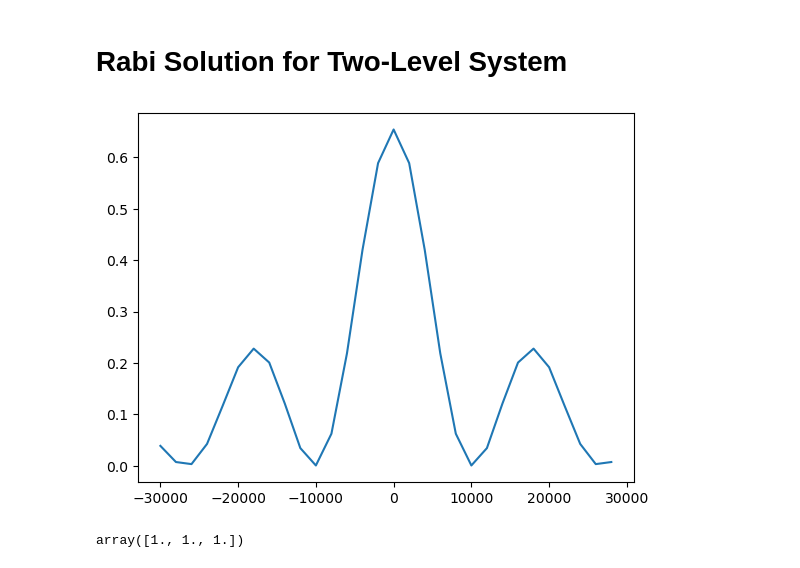
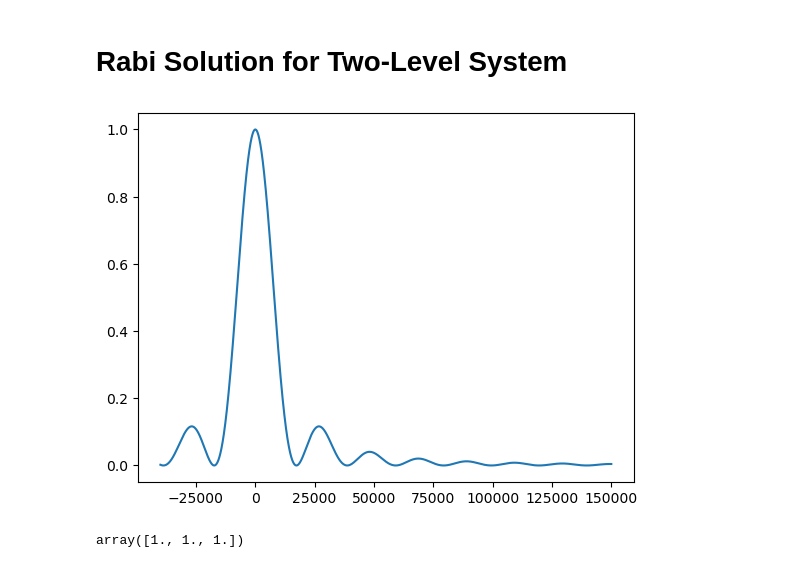
Before and after one commit to huanium/huanium, a Jupyter notebook: MIT_PhD/AMO_Calculator/AMO_Calculator.ipynb, the cells around one changed output. Drawn from its saved outputs; the diff is of its cells as text; code cells hidden in the pictures.

```diff
--- a/MIT_PhD/AMO_Calculator/AMO_Calculator.ipynb
+++ b/MIT_PhD/AMO_Calculator/AMO_Calculator.ipynb
@@ -2201,16 +3946,16 @@ def _P2_Rabi(omega, tau, omegaR, omega0, offset):
     OmegaR = np.sqrt( omegaR**2 + (omega - omega0)**2 )
     return ( omegaR**2 / OmegaR**2) * np.sin( 2*np.pi*OmegaR * tau / 2)**2 + offset
 # %%
-detunings = np.arange(-30e3,30e3,2e3)
+detunings = np.arange(-40e3,150e3,0.001e3)
 omega0 = 26.2370e6
-tau = 70e-6
+tau = 50e-6
 omegaR = 10e3
 offset = 0
 P2 = _P2_Rabi(detunings+omega0, tau , omegaR, omega0, offset)
 plt.plot(detunings, P2)
 plt.show()
 # %% [output]
-[figure, old version]
+[figure, new version]
 # %%
 np.ones(3)
 # %% [output]
```
Also changed, not shown: parts of 9 cells of this notebook, 34 other files.
